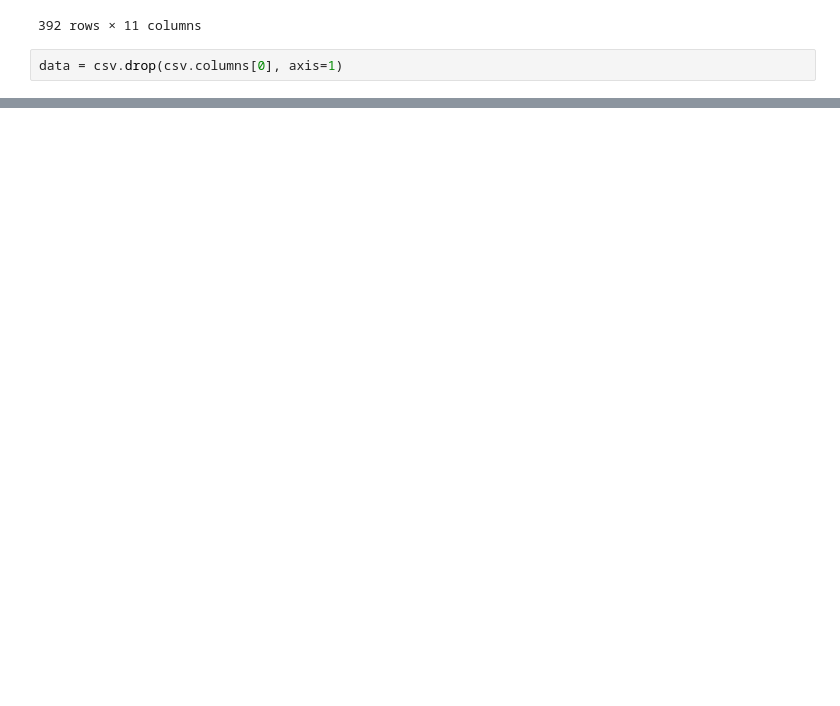
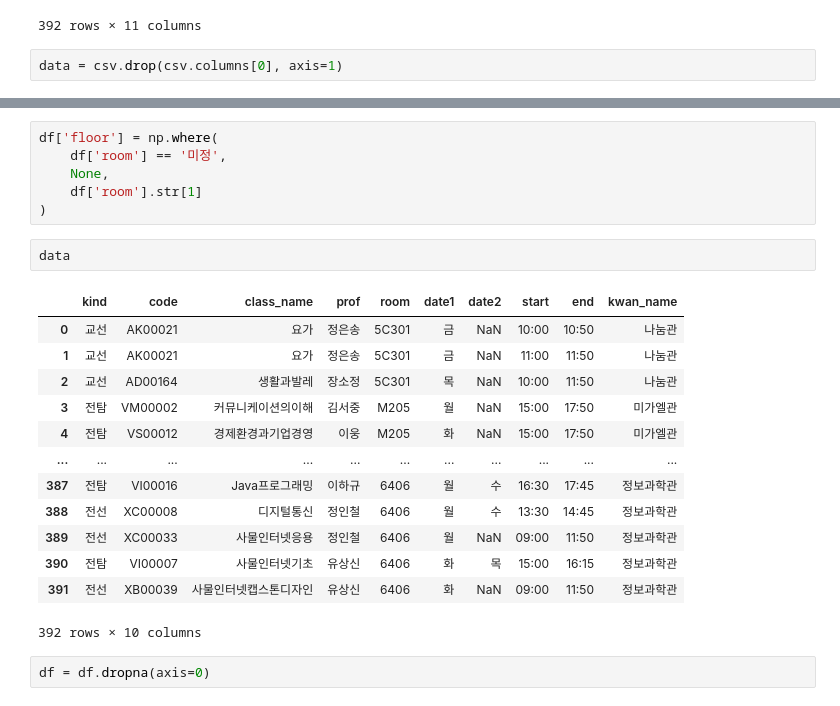
Before and after one commit to sujeengim/MapinSkhu-Data, a Jupyter notebook: second-try/room.ipynb, the cells around one changed output, grey strips where cells are left out. Drawn from its saved outputs; the diff is of its cells as text; blank space fills up the shorter version.

Commit message:
room 데이터 완료

```diff
--- a/second-try/room.ipynb
+++ b/second-try/room.ipynb
@@ -38,0 +72,24 @@ data
+# %%
+df['floor'] = np.where(
+    df['room'] == '미정',
+    None,
+    df['room'].str[1]
+)
+# %%
+data
+# %% [output]
+|  | kind | code | class_name | prof | room | date1 | date2 | start | end | kwan_name |
+| 0 | 교선 | AK00021 | 요가 | 정은송 | 5C301 | 금 | NaN | 10:00 | 10:50 | 나눔관 |
+| 1 | 교선 | AK00021 | 요가 | 정은송 | 5C301 | 금 | NaN | 11:00 | 11:50 | 나눔관 |
+| 2 | 교선 | AD00164 | 생활과발레 | 장소정 | 5C301 | 목 | NaN | 10:00 | 11:50 | 나눔관 |
+| 3 | 전탐 | VM00002 | 커뮤니케이션의이해 | 김서중 | M205 | 월 | NaN | 15:00 | 17:50 | 미가엘관 |
+| 4 | 전탐 | VS00012 | 경제환경과기업경영 | 이웅 | M205 | 화 | NaN | 15:00 | 17:50 | 미가엘관 |
+| ... | ... | ... | ... | ... | ... | ... | ... | ... | ... | ... |
+| 387 | 전탐 | VI00016 | Java프로그래밍 | 이하규 | 6406 | 월 | 수 | 16:30 | 17:45 | 정보과학관 |
+| 388 | 전선 | XC00008 | 디지털통신 | 정인철 | 6406 | 월 | 수 | 13:30 | 14:45 | 정보과학관 |
+| 389 | 전선 | XC00033 | 사물인터넷응용 | 정인철 | 6406 | 월 | NaN | 09:00 | 11:50 | 정보과학관 |
+| 390 | 전탐 | VI00007 | 사물인터넷기초 | 유상신 | 6406 | 화 | 목 | 15:00 | 16:15 | 정보과학관 |
+| 391 | 전선 | XB00039 | 사물인터넷캡스톤디자인 | 유상신 | 6406 | 화 | NaN | 09:00 | 11:50 | 정보과학관 |
+392 rows × 10 columns
+# %%
+df = df.dropna(axis=0)
```
Also changed, not shown: parts of 16 cells of this notebook, 2 other files.
